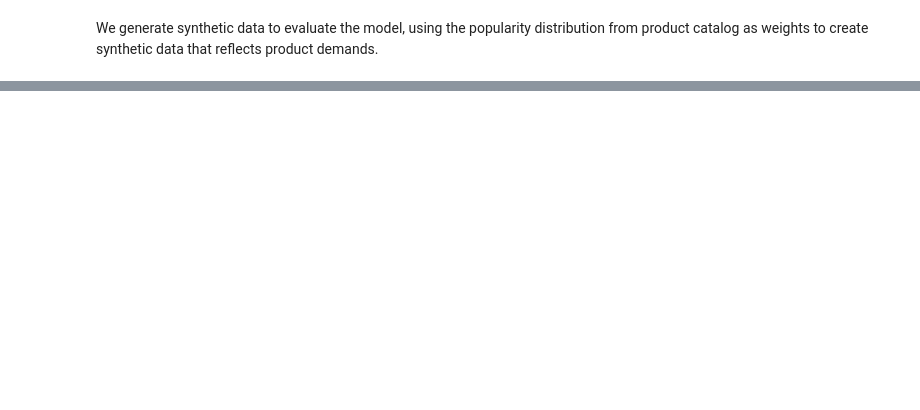
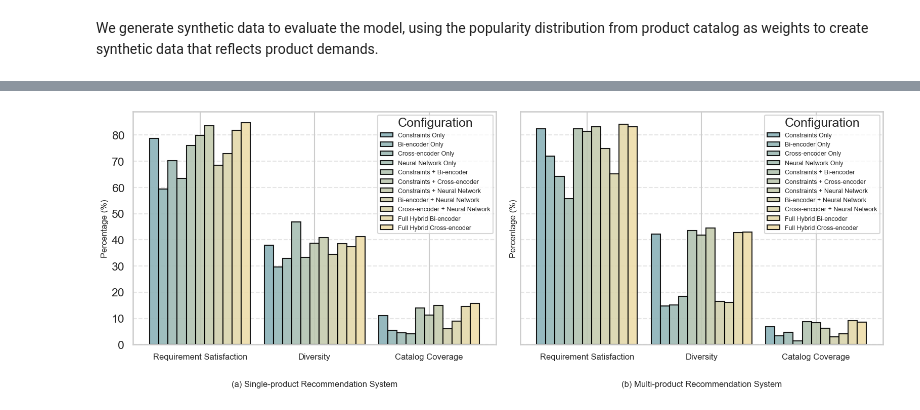
Before and after one commit to desy-natasha/personalized_skincare, a Jupyter notebook: skincare_recommendation_system_chemist_warehouse.ipynb, the cells around one changed output, grey strips where cells are left out. Cells and saved outputs as stored; diff of their text form; code cells hidden in the pictures; blank space fills up the shorter version.

Commit message:
Uploaded finalized result from the recommendation system experimentation

```diff
--- a/skincare_recommendation_system_chemist_warehouse.ipynb
+++ b/skincare_recommendation_system_chemist_warehouse.ipynb
@@ -1703,2 +2410,6 @@ def generate_user_profiles(product_df, n_users=100):
 
     return pd.DataFrame(users)
+# %%
+# Generate 100 user profiles for single product
+synthetic_single = generate_user_profiles(clean_product_df, n_users=100)
+synthetic_single
@@ -1704,0 +2430,4 @@ def generate_user_profiles(product_df, n_users=100):
+# %%
+# Generate 100 user profiles for routine
+synthetic_routine = generate_user_profiles(clean_product_df, n_users=100, is_routine=True)
+synthetic_routine
@@ -1704,0 +3119,57 @@ def generate_user_profiles(product_df, n_users=100):
+# %%
+import pandas as pd
+import matplotlib.pyplot as plt
+import seaborn as sns
+import numpy as np
+
+def plot_grouped_bar(ax, df, title, subtitle):
+    melted = df.melt(
+        id_vars='configuration',
+        value_vars=['requirement_satisfaction', 'diversity', 'catalog_coverage'],
+        var_name='Metric',
+        value_name='Value'
+    )
+
+    metrics = ['requirement_satisfaction', 'diversity', 'catalog_coverage']
+    configs = df['configuration'].tolist()
+    num_metrics = len(metrics)
+    num_configs = len(configs)
+
+    bar_width = 0.08
+    x = np.arange(num_metrics)
+    palette = sns.color_palette("blend:#7AB,#EDA", n_colors=num_configs + 2)[2:]
+
+    for i, config in enumerate(configs):
+        subset = melted[melted['configuration'] == config]
+        ax.bar(
+            x + i * bar_width,
+            subset['Value'],
+            width=bar_width,
+            label=config,
+            color=palette[i],
+            edgecolor='black',
+            alpha=0.9
+        )
+
+    ax.set_xticks(x + bar_width * (num_configs - 1) / 2)
+    ax.set_xticklabels(['Requirement Satisfaction', 'Diversity', 'Catalog Coverage'], fontsize=12)
+    ax.set_ylabel('Percentage (%)', fontsize=12)
+    ax.set_title(title, fontsize=14, fontweight='bold')
+    ax.grid(True, axis='y', linestyle='--', alpha=0.5)
+
+    # Subtitle below the subplot
+    ax.text(0.5, -0.18, subtitle, transform=ax.transAxes, ha='center', fontsize=12)
+
+    # Legend
+    ax.legend(loc='upper right', fontsize=9, title='Configuration', framealpha=0.8)
+
+sns.set(style="whitegrid", context="talk")
+fig, axes = plt.subplots(1, 2, figsize=(16, 6), sharey=True)
+
+plot_grouped_bar(axes[0], single_df, '', '(a) Single-product Recommendation System')
+plot_grouped_bar(axes[1], routine_df, '', '(b) Multi-product Recommendation System')
+
+plt.tight_layout()
+plt.show()
+# %% [output]
+[figure, added]
```
Also changed, not shown: parts of 36 cells of this notebook.
